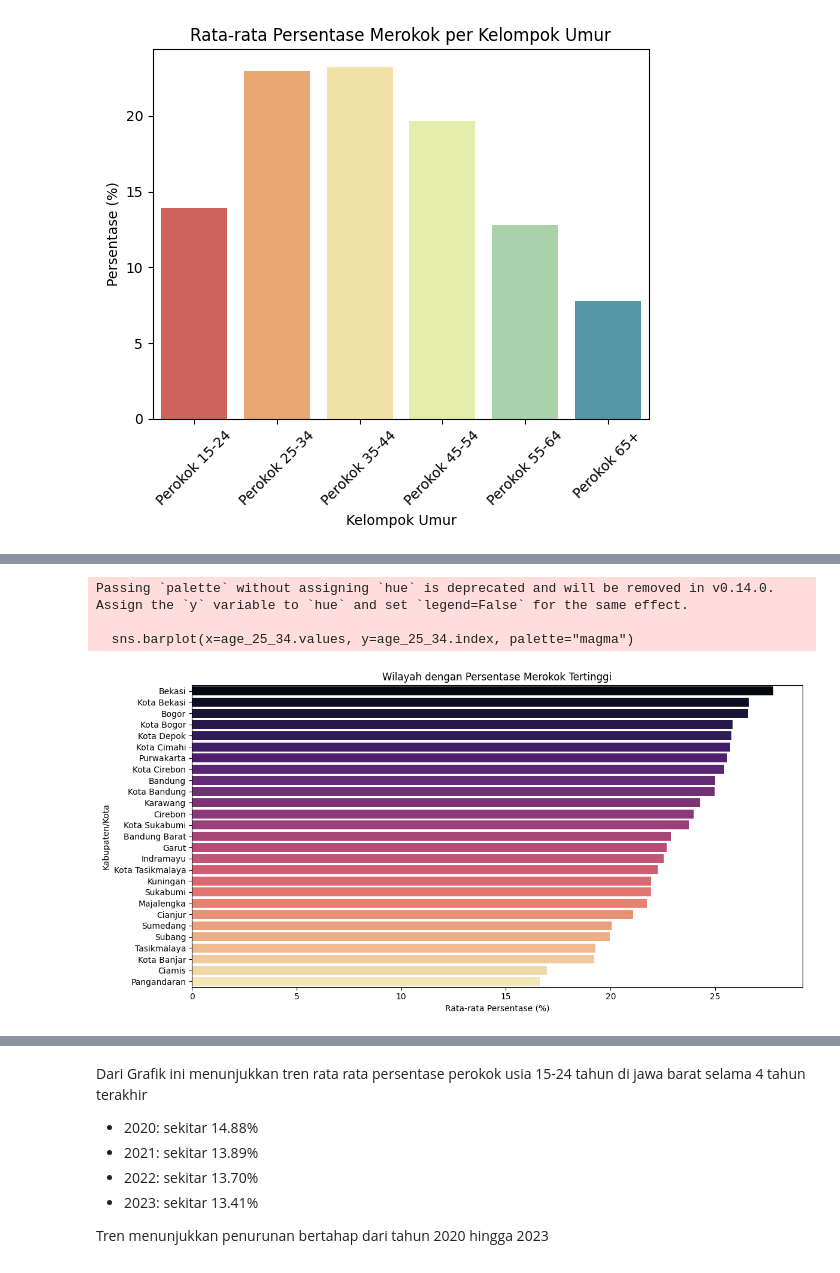
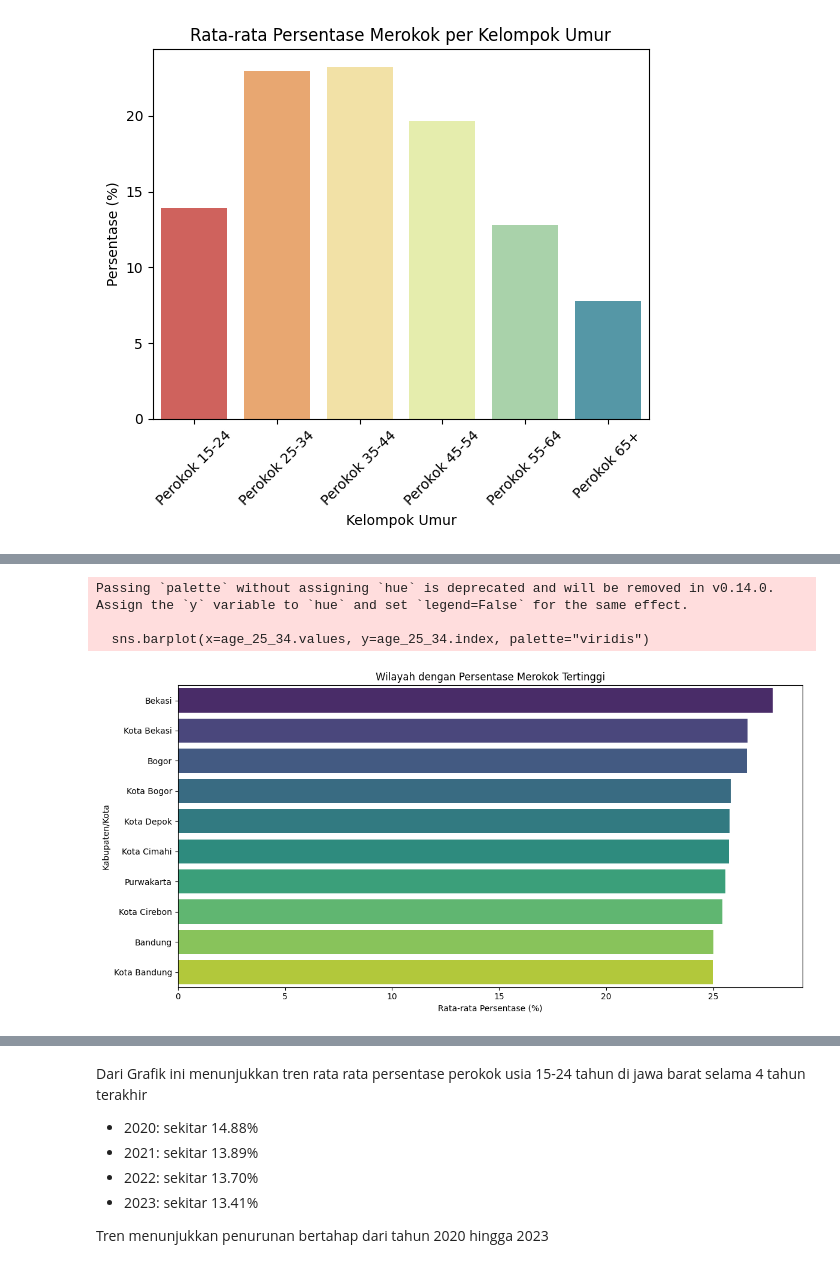
Before and after one commit to FlameMeta/DataScience_Python, a Jupyter notebook: analize.ipynb, the cells around one changed output, grey strips where cells are left out. Saved outputs shown, nothing was run; the diff lists cells and outputs as text; code cells hidden in the pictures.

```diff
--- a/analize.ipynb
+++ b/analize.ipynb
@@ -76,20 +150,20 @@ plt.show()
 # %%
 # Wilayah dengan Persentase Merokok Tertinggi (Usia 25–34 Tahun)
-age_25_34 = gdata.groupby("Wilayah")["Perokok 25-34"].mean().sort_values(ascending=False)
+age_25_34 = gdata.groupby("Wilayah")["Perokok 25-34"].mean().sort_values(ascending=False).head(10)
 
 # Bar chart
 plt.figure(figsize=(12,6))
-sns.barplot(x=age_25_34.values, y=age_25_34.index, palette="magma")
+sns.barplot(x=age_25_34.values, y=age_25_34.index, palette="viridis")
 plt.title("Wilayah dengan Persentase Merokok Tertinggi")
 plt.xlabel("Rata-rata Persentase (%)")
 plt.ylabel("Kabupaten/Kota")
 plt.tight_layout()
 plt.show()
 # %% [output]
 Passing `palette` without assigning `hue` is deprecated and will be removed in v0.14.0. Assign the `y` variable to `hue` and set `legend=False` for the same effect.
 
-  sns.barplot(x=age_25_34.values, y=age_25_34.index, palette="magma")
+  sns.barplot(x=age_25_34.values, y=age_25_34.index, palette="viridis")
-[figure, old version]
+[figure, new version]
 # %%
 # Hitung total persentase untuk setiap baris
 gdata["Total_Persentase"] = gdata.drop(columns=["Wilayah", "tahun"]).sum(axis=1)
```
Also changed, not shown: parts of 6 cells of this notebook, 4 other files.
